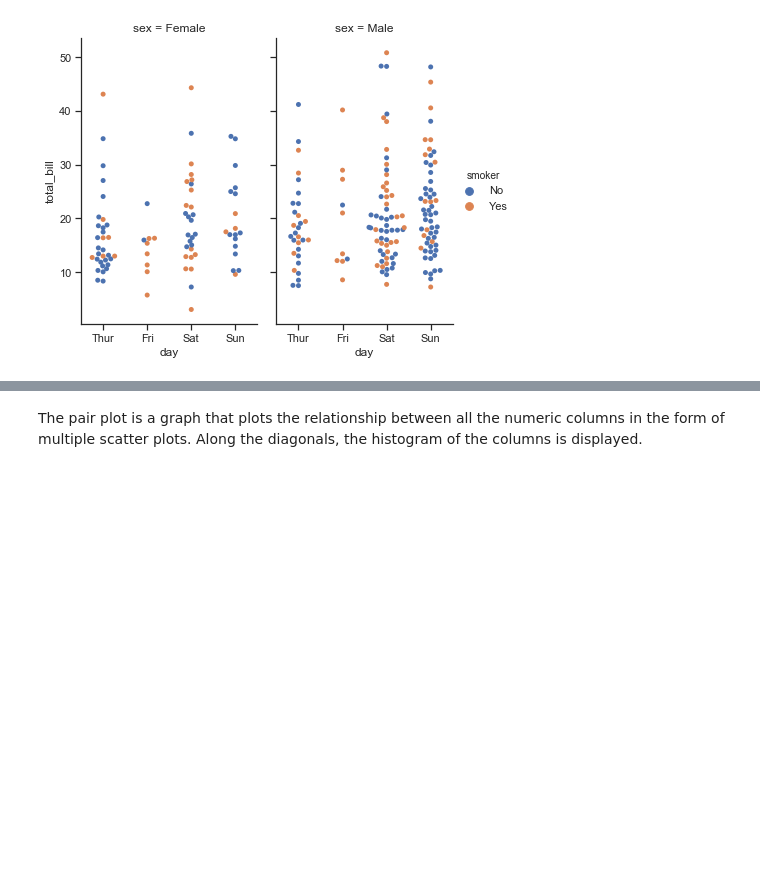
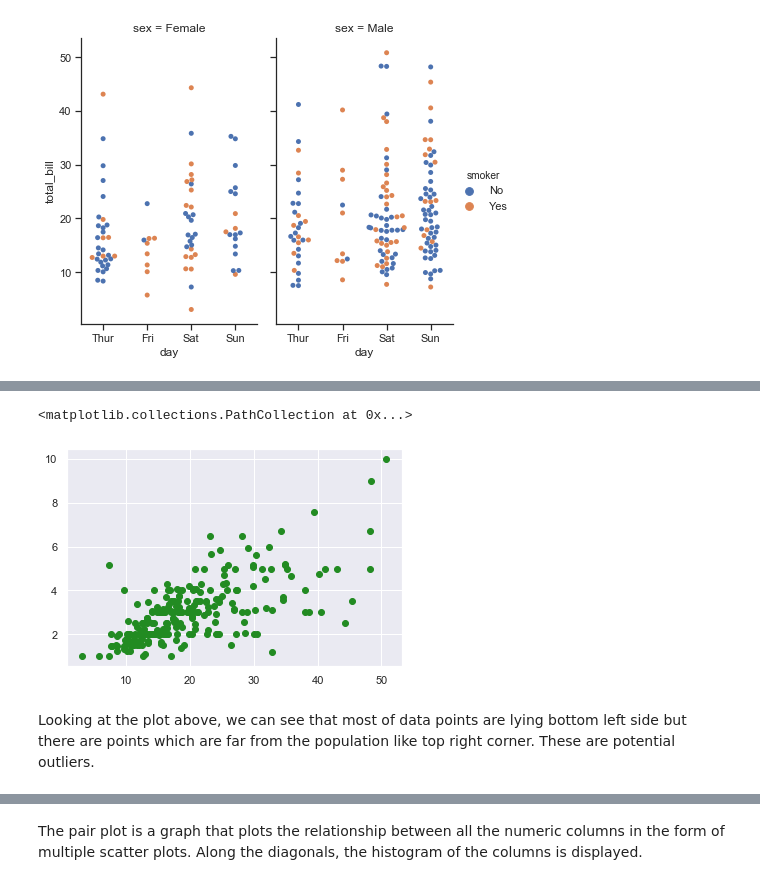
Before and after one commit to JuliaMal/Fundamentals_project, a Jupyter notebook: Tips.ipynb, the cells around one changed output, grey strips where cells are left out. Drawn from its saved outputs; the diff is of its cells as text; code cells hidden in the pictures; blank space fills up the shorter version.

```diff
--- a/Tips.ipynb
+++ b/Tips.ipynb
@@ -173,0 +224,7 @@ df.describe()
+# %%
+plt.scatter(df['total_bill'], df['tip'], c='forestgreen')
+# %% [output]
+<matplotlib.collections.PathCollection at 0x...>
+[figure, added]
+# %% [markdown]
+Looking at the plot above, we can see that most of data points are lying bottom left side but there are points which are far from the population like top right corner. These are potential outliers.
```
Also changed, not shown: parts of 50 cells of this notebook, 1 other file.
